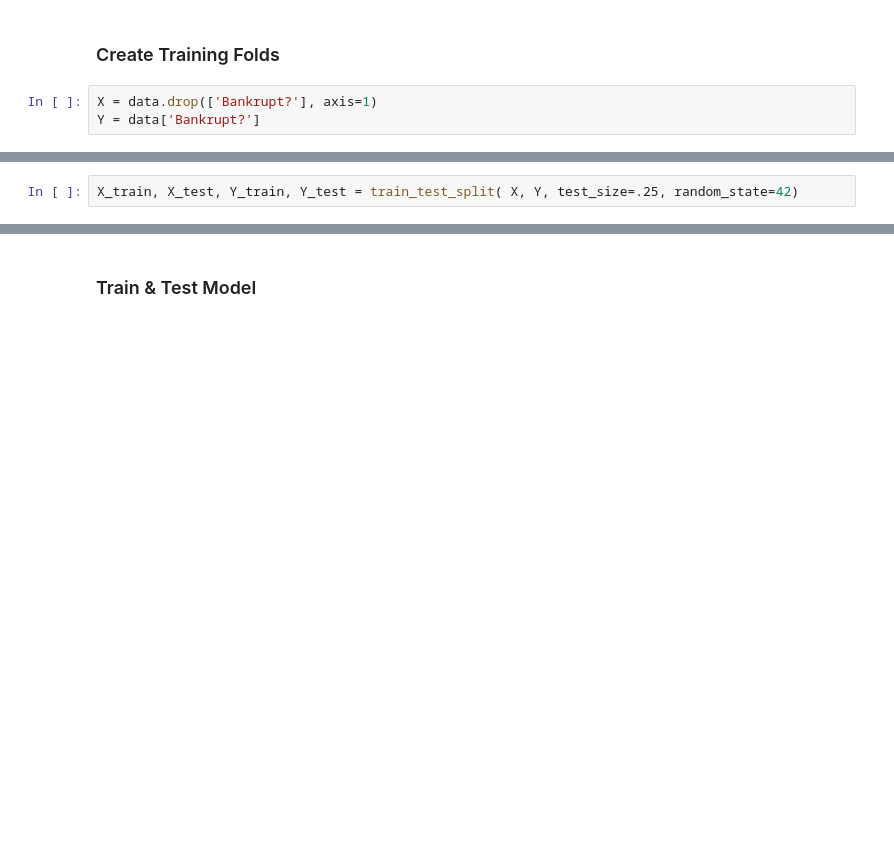
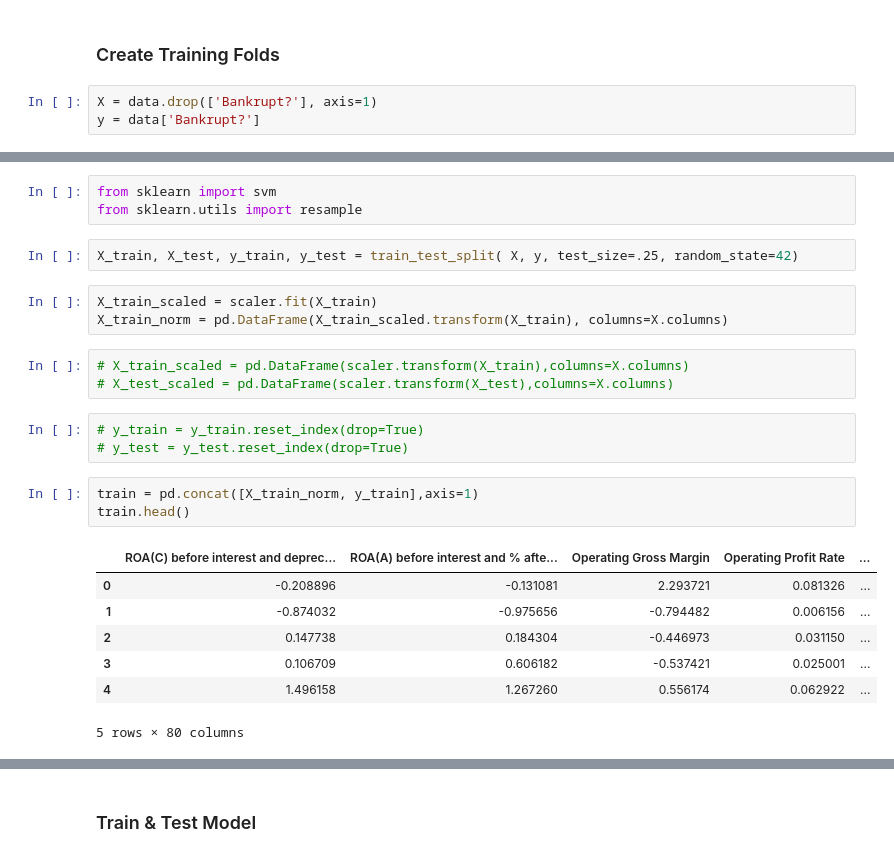
Before and after one commit to louis-md/project_7, a Jupyter notebook: svc.ipynb, the cells around one changed output, grey strips where cells are left out. Cells and saved outputs as stored; diff of their text form; blank space fills up the shorter version.

```diff
--- a/svc.ipynb
+++ b/svc.ipynb
@@ -44,4 +44,4 @@ data.head()
 ### Create Training Folds
 # %%
 X = data.drop(['Bankrupt?'], axis=1)
-Y = data['Bankrupt?']
+y = data['Bankrupt?']
@@ -48,2 +57,25 @@ Y = data['Bankrupt?']
+# %%
+from sklearn import svm
+from sklearn.utils import resample
 # %%
-X_train, X_test, Y_train, Y_test = train_test_split( X, Y, test_size=.25, random_state=42)
+X_train, X_test, y_train, y_test = train_test_split( X, y, test_size=.25, random_state=42)
+# %%
+X_train_scaled = scaler.fit(X_train)
+X_train_norm = pd.DataFrame(X_train_scaled.transform(X_train), columns=X.columns)
+# %%
+# X_train_scaled = pd.DataFrame(scaler.transform(X_train),columns=X.columns)
+# X_test_scaled = pd.DataFrame(scaler.transform(X_test),columns=X.columns)
+# %%
+# y_train = y_train.reset_index(drop=True)
+# y_test = y_test.reset_index(drop=True)
+# %%
+train = pd.concat([X_train_norm, y_train],axis=1)
+train.head()
+# %% [output]
+|  | ROA(C) before interest and deprec... | ROA(A) before interest and % afte... | Operating Gross Margin | Operating Profit Rate | ... |
+| 0 | -0.208896 | -0.131081 | 2.293721 | 0.081326 | ... |
+| 1 | -0.874032 | -0.975656 | -0.794482 | 0.006156 | ... |
+| 2 | 0.147738 | 0.184304 | -0.446973 | 0.031150 | ... |
+| 3 | 0.106709 | 0.606182 | -0.537421 | 0.025001 | ... |
+| 4 | 1.496158 | 1.267260 | 0.556174 | 0.062922 | ... |
+5 rows × 80 columns
```
Also changed, not shown: parts of 22 cells of this notebook.
